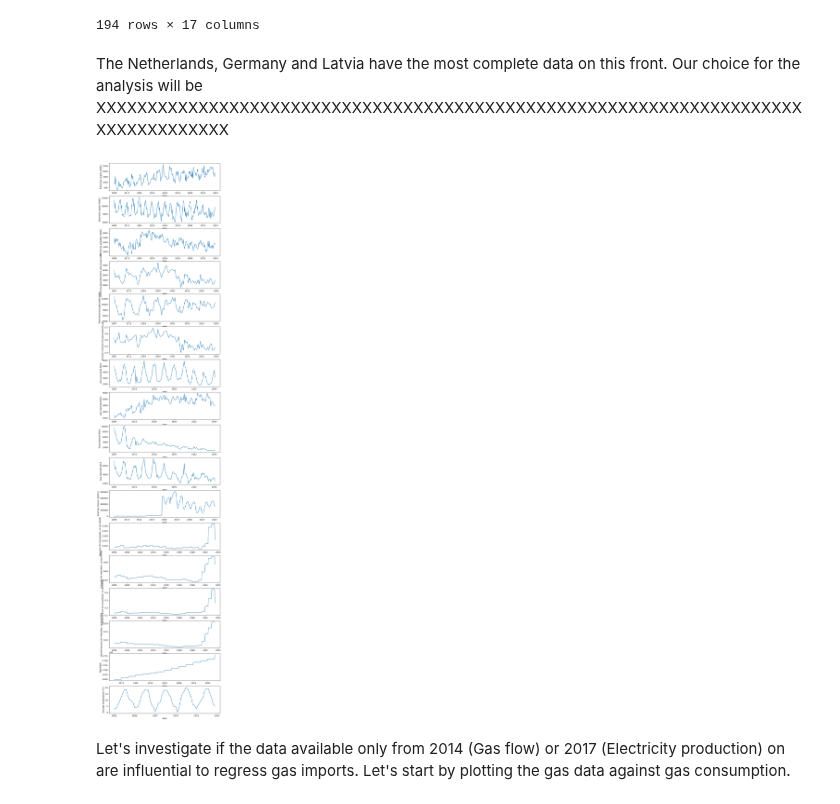
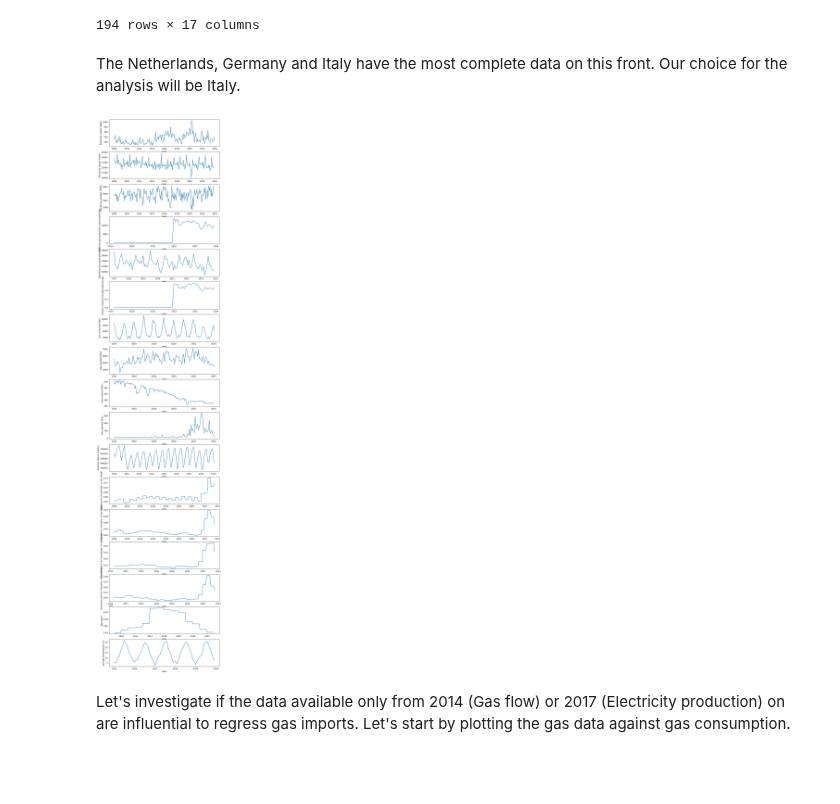
Before and after one commit to gaya22/Project_3_SEne, a Jupyter notebook: 03_exploring_features.ipynb, the cells around one changed output. Cells and saved outputs as stored; diff of their text form; code cells hidden in the pictures; blank space fills up the shorter version.

```diff
--- a/03_exploring_features.ipynb
+++ b/03_exploring_features.ipynb
@@ -198,27 +198,27 @@ Name: Fraction of electricity generated by gas, Length: 1274, dtype: float64
 | 2024-02-01 | NaN | NaN | NaN | NaN | ... |
 194 rows × 17 columns
 # %% [markdown]
-The Netherlands, Germany and Latvia have the most complete data on this front. Our choice for the analysis will be XXXXXXXXXXXXXXXXXXXXXXXXXXXXXXXXXXXXXXXXXXXXXXXXXXXXXXXXXXXXXXXXXXXXXXXXXXXXXXXXXX
+The Netherlands, Germany and Italy have the most complete data on this front. Our choice for the analysis will be Italy.
 # %%
-#Creating a datafile for ###### only
-dfNL = df.loc['NL']
-df_melted = dfNL.melt(id_vars=['Electricity import (GWh)'], value_vars=['Electricity available (GWh)'])
+#Creating a datafile for Italy only
+dfIT = df.loc['IT']
+df_melted = dfIT.melt(id_vars=['Electricity import (GWh)'], value_vars=['Electricity available (GWh)'])
 
 '''
 #Plot everything normalized
-normalized_df = (dfNL - dfNL.min()) / (dfNL.max() - dfNL.min())
+normalized_df = (dfIT - dfIT.min()) / (dfIT.max() - dfIT.min())
 df_melted = normalized_df.melt(id_vars=['Electricity import (GWh)'], value_vars=df.columns)
 sb.lineplot(data=df_melted)
 '''
 
 # Plotting everything
 
 fig, axes = plt.subplots(len(df.columns),1,figsize = (10,50))
 
-for i in range(0,len(dfNL.columns)):
-    sb.lineplot(data = dfNL[dfNL.columns[i]], ax=axes[i])
+for i in range(0,len(dfIT.columns)):
+    sb.lineplot(data = dfIT[dfIT.columns[i]], ax=axes[i])
 # %% [output]
-[figure, old version]
+[figure, new version]
 # %% [markdown]
 Let's investigate if the data available only from 2014 (Gas flow) or 2017 (Electricity production) on are influential to regress gas imports. Let's start by plotting the gas data against gas consumption.
 # %%
```
Also changed, not shown: parts of 7 cells of this notebook, 1 other file.
